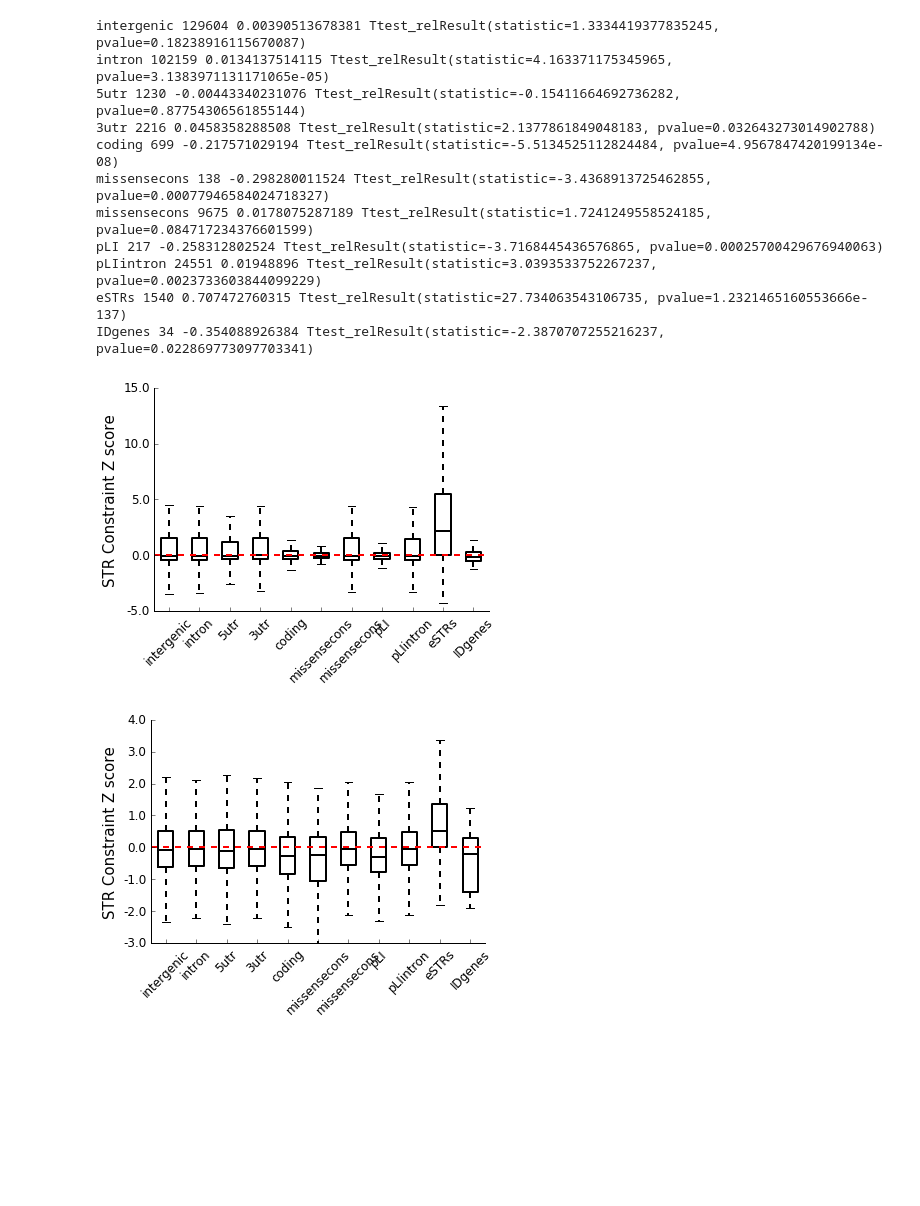
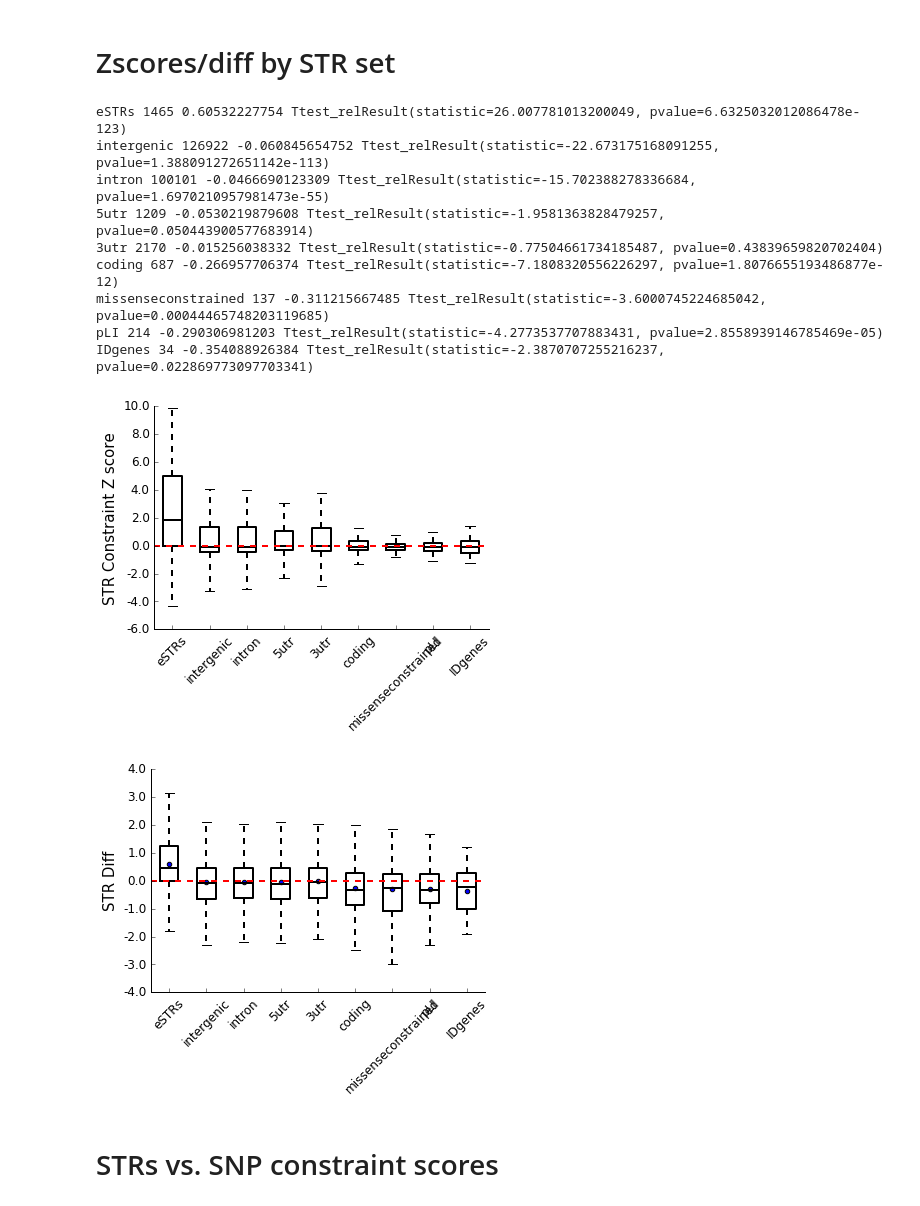
Before and after one commit to gymreklab/str-constraint, a Jupyter notebook: strsets/notebooks/STRSet_Constraint.ipynb, the cells around one changed output. Saved outputs shown, nothing was run; the diff lists cells and outputs as text; code cells hidden in the pictures; blank space fills up the shorter version.

Commit message:
editing constraint notebooks

```diff
--- a/strsets/notebooks/STRSet_Constraint.ipynb
+++ b/strsets/notebooks/STRSet_Constraint.ipynb
@@ -18,6 +18,6 @@ DATAPATH = "../data"
 zscores = pd.read_csv(os.path.join(DATAPATH, "autosomal_perlocus_zscores.bed"), sep="\t")
 zscores["diff"] = zscores["ml_mu"]-zscores["pred_mu"]
 zscores["length"] = zscores["end"]-zscores["start"]+1
-#zscores = zscores[zscores["ml_mu_se"]!=0]
+zscores = zscores[zscores["ml_mu_se"]!=0]
 # %% [output]
 Populating the interactive namespace from numpy and matplotlib
@@ -25,14 +25 @@ WARNING: pylab import has clobbered these variables: ['box', 'random']
 `%matplotlib` prevents importing * from pylab and numpy
-# %%
-# Unscale standard errors, recalc zscores
-"""
-def GetZScore(x):
-    num = x["ml_mu"]-x["pred_mu"]
-    #denom = np.sqrt(x["ml_mu_se_recalc"]**2/2 + x["predmu_se"]**2/2)
-    denom = x["predmu_se"]*100
-    return num/denom
-
-GAMMA = 1.2
-zscores["ml_mu_se_recalc"] = zscores.apply(lambda x: x["ml_mu_se"]/GAMMA/abs(x["ml_mu"]), 1)
-zscores["zscore"] = zscores.apply(GetZScore, 1)
-"""
@@ -41,16 +70,19 @@ zscores["zscore"] = zscores.apply(GetZScore, 1)
+# %% [markdown]
+# Zscores/diff by STR set
 # %%
 # Get zscores by STR set
 boxdata = []
 diffdata = []
 labels = []
-for strset in ["lobSTR_ref_GRCh37_intergenic.bed", "lobSTR_ref_GRCh37_intron.bed", \
+meandiffs = []
+meanzs = []
+for strset in ["eSTRs.bed", "lobSTR_ref_GRCh37_intergenic.bed", "lobSTR_ref_GRCh37_intron.bed", \
               "lobSTR_ref_GRCh37_5utr.bed", "lobSTR_ref_GRCh37_3utr.bed", \
               "lobSTR_ref_GRCh37_coding.bed", \
-               "lobSTR_ref_GRCh37_missenseconstrained.bed", "lobSTR_ref_GRCh37_missenseconstrainedintron.bed", \
-              "lobSTR_ref_GRCh37_pLI.bed", "lobSTR_ref_GRCh37_pLIintron.bed", "eSTRs.bed",
+               "lobSTR_ref_GRCh37_missenseconstrained.bed",  \
+              "lobSTR_ref_GRCh37_pLI.bed",
               "lobSTR_ref_GRCh37_IDgenes.bed"]:
     label = strset.split(".bed")[0].split("_")[-1]
-    if len(label)>12: label = label[0:12]
     if label == "IDgenes":
         names = ["chrom","start","end","gene"]
     else: names = ["chrom","start","end"]
@@ -58,20 +90,20 @@ for strset in ["lobSTR_ref_GRCh37_intergenic.bed", "lobSTR_ref_GRCh37_intron.bed
     setdata = pd.merge(setdata, zscores, on=["chrom","start"]).drop_duplicates()
     setdata = setdata[setdata["ml_mu_se"]>0]
     print label, setdata.shape[0], np.mean(setdata["diff"]), scipy.stats.ttest_rel(setdata["ml_mu"], setdata["pred_mu"])
+    meandiffs.append(np.mean(setdata["diff"]))
+    meanzs.append(np.mean(setdata["zscore"]))
     boxdata.append(list(setdata["zscore"]))
     diffdata.append(list(setdata["ml_mu"]-setdata["pred_mu"]))
     labels.append(label)
 # %% [output]
-intergenic 129604 0.00390513678381 Ttest_relResult(statistic=1.3334419377835245, pvalue=0.18238916115670087)
-intron 102159 0.0134137514115 Ttest_relResult(statistic=4.163371175345965, pvalue=3.1383971131171065e-05)
-5utr 1230 -0.00443340231076 Ttest_relResult(statistic=-0.15411664692736282, pvalue=0.87754306561855144)
-3utr 2216 0.0458358288508 Ttest_relResult(statistic=2.1377861849048183, pvalue=0.032643273014902788)
-coding 699 -0.217571029194 Ttest_relResult(statistic=-5.5134525112824484, pvalue=4.9567847420199134e-08)
-missensecons 138 -0.298280011524 Ttest_relResult(statistic=-3.4368913725462855, pvalue=0.00077946584024718327)
-missensecons 9675 0.0178075287189 Ttest_relResult(statistic=1.7241249558524185, pvalue=0.084717234376601599)
-pLI 217 -0.258312802524 Ttest_relResult(statistic=-3.7168445436576865, pvalue=0.00025700429676940063)
-pLIintron 24551 0.01948896 Ttest_relResult(statistic=3.0393533752267237, pvalue=0.0023733603844099229)
-eSTRs 1540 0.707472760315 Ttest_relResult(statistic=27.734063543106735, pvalue=1.2321465160553666e-137)
+eSTRs 1465 0.60532227754 Ttest_relResult(statistic=26.007781013200049, pvalue=6.6325032012086478e-123)
+intergenic 126922 -0.060845654752 Ttest_relResult(statistic=-22.673175168091255, pvalue=1.388091272651142e-113)
+intron 100101 -0.0466690123309 Ttest_relResult(statistic=-15.702388278336684, pvalue=1.6970210957981473e-55)
+5utr 1209 -0.0530219879608 Ttest_relResult(statistic=-1.9581363828479257, pvalue=0.050443900577683914)
+3utr 2170 -0.015256038332 Ttest_relResult(statistic=-0.77504661734185487, pvalue=0.43839659820702404)
+coding 687 -0.266957706374 Ttest_relResult(statistic=-7.1808320556226297, pvalue=1.8076655193486877e-12)
+missenseconstrained 137 -0.311215667485 Ttest_relResult(statistic=-3.6000745224685042, pvalue=0.00044465748203119685)
+pLI 214 -0.290306981203 Ttest_relResult(statistic=-4.2773537707883431, pvalue=2.8558939146785469e-05)
 IDgenes 34 -0.354088926384 Ttest_relResult(statistic=-2.3870707255216237, pvalue=0.022869773097703341)
 # %%
 # Boxplot
@@ -91,26 +123,29 @@ ax.spines["right"].set_visible(False);
 ax.get_xaxis().tick_bottom();
 ax.get_yaxis().tick_left();
 # %% [output]
-[figure, old version]
+[figure, new version]
 # %%
 # Boxplot
 fig = plt.figure()
 ax = fig.add_subplot(111)
 box = ax.boxplot(diffdata, sym="");
+ax.scatter(ax.get_xticks(), meandiffs)
 plt.setp(box['boxes'], color='black', linewidth=2)
 plt.setp(box['whiskers'], color='black', linewidth=2)
 plt.setp(box['medians'], color='black', linewidth=2)
 plt.setp(box['caps'], color='black')
 ax.axhline(y=0, linestyle="dashed", color="red",linewidth=2)
-ax.set_ylabel("STR Constraint Z score", size=15)
+ax.set_ylabel("STR Diff", size=15)
 ax.set_xticklabels(labels, size=12, rotation=45);
 ax.set_yticklabels(ax.get_yticks(), size=12)
 ax.spines["top"].set_visible(False);
 ax.spines["right"].set_visible(False);
 ax.get_xaxis().tick_bottom();
 ax.get_yaxis().tick_left();
 # %% [output]
-[figure, old version]
+[figure, new version]
+# %% [markdown]
+# STRs vs. SNP constraint scores
 # %%
 # Check out pLI scores
 pLI = pd.read_csv(os.path.join(DATAPATH, "lobSTR_pLI_scores_coding.bed"), sep="\t", names=["chrom","start","end","pLI"])
```
Also changed, not shown: parts of 10 cells of this notebook, 1 other file.
